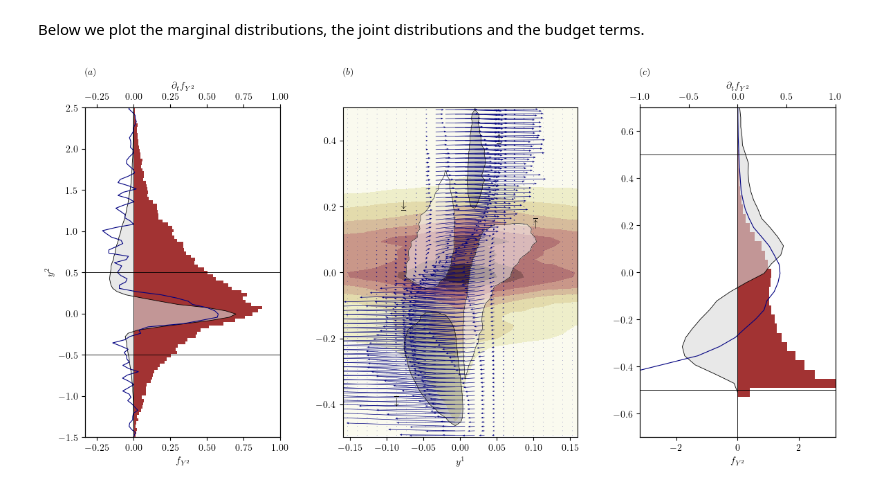
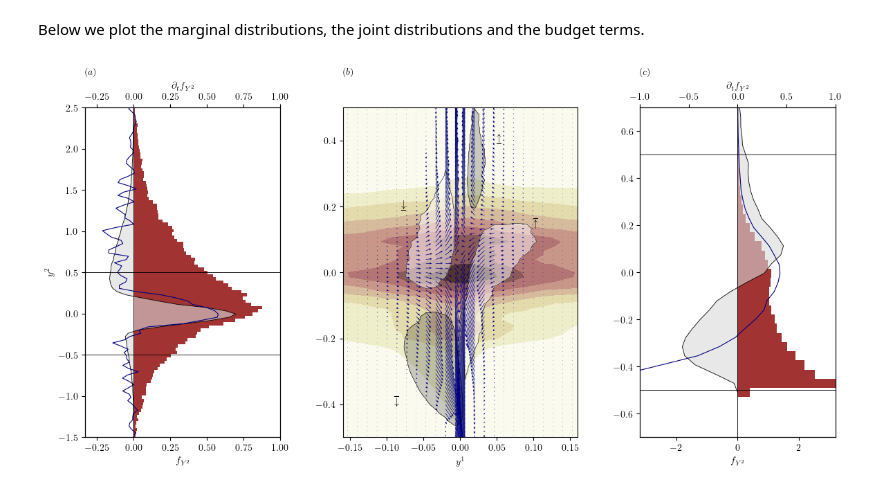
Before and after one commit to D-stratify/Theory, a Jupyter notebook: Rayleigh-Benard/RBC_Stochastic_BCS.ipynb, the cells around one changed output. Cells and saved outputs as stored; diff of their text form; code cells hidden in the pictures.

```diff
--- a/Rayleigh-Benard/RBC_Stochastic_BCS.ipynb
+++ b/Rayleigh-Benard/RBC_Stochastic_BCS.ipynb
@@ -507,7 +507,7 @@ ax[i].contour( Omega[i].y1_2d, Omega[i].y2_2d,     -V[i]*Omega[i].f_Y, [c], colo
 ax[i].contour( Omega[i].y1_2d, Omega[i].y2_2d,     -V[i]*Omega[i].f_Y, [-c], colors='k', linestyles='solid', linewidths=0.4)
 
 # Plot the D_1 terms in the forward equation
-ax[i].quiver(  Omega[i].y1_2d, Omega[i].y2_2d, D_1[i][0]*Omega[i].f_Y, D_1[i][1]*Omega[i].f_Y, angles='xy', scale_units='xy', scale=0.7, width=2e-3,color='navy',headwidth=4)
+ax[i].quiver(  Omega[i].y1_2d, Omega[i].y2_2d, D_1[i][1]*Omega[i].f_Y, D_1[i][0]*Omega[i].f_Y, angles='xy', scale_units='xy', scale=0.7, width=2e-3,color='navy',headwidth=4)
 
 ax[i].annotate(r'$\underline{\uparrow}$', (0.05,0.4))
 ax[i].annotate(r'$\underline{\downarrow}$', (-0.08,0.2))
@@ -520,31 +520,31 @@ ax[i].set_ylim(y2lim[i])
 ax[i].annotate(labs[i], xy=(0.0, 1.1), xycoords='axes fraction')
 
 
 # Top boundary layer
 # ~~~~~~~~~~~~~~~~~~~~~~~~~~~~~~~~~~~~~~~~
 i = 2
 
 # Plot the marginal distribution for the top boundary layer
 ax[i].barh(Omega[i].y2, Omega[i].f_Y2(),color='darkred',alpha=0.8,height=Omega[i].dy[1])
 ax[i].set_xlabel(r'$f_{Y^{2}}$')
 ax[i].set_ylim(y2lim[i])
 ax[i].set_xlim(xlim_bot[i])
 
 # Plot the budget terms for the top boundary layer
 ax2 = ax[i].twiny()
 ax2.fill_betweenx(Omega[i].y2,-V[i] * Omega[i].f_Y2(), color=col, alpha=0.6,lw=0)
 ax2.plot(-V[i] * Omega[i].f_Y2(), Omega[i].y2, '-k', lw=0.6)
 ax2.plot(-np.gradient(D_1[i] * Omega[i].f_Y2(),Omega[i].y2), Omega[i].y2,'-',color='navy',lw=0.8)
 ax2.set_xlabel(r'$\partial_{t} f_{Y^{2}}$')
 ax2.set_xlim(xlim_top[i])
 ax2.plot([0,0],y2lim[i],'-k',lw=0.6)
 ax2.plot(xlim_top[i],[y2lim[1][0]]*2,'-k',lw=0.6)
 ax2.plot(xlim_top[i],[y2lim[1][1]]*2,'-k',lw=0.6)
 ax[i].annotate(labs[i], xy=(0.0, 1.1), xycoords='axes fraction')
 
 
 plt.savefig('fig_joint.pdf',dpi=300)
 
 plt.show()
 # %% [output]
-[figure, old version]
+[figure, new version]
```
Also changed, not shown: parts of 1 cell of this notebook.
